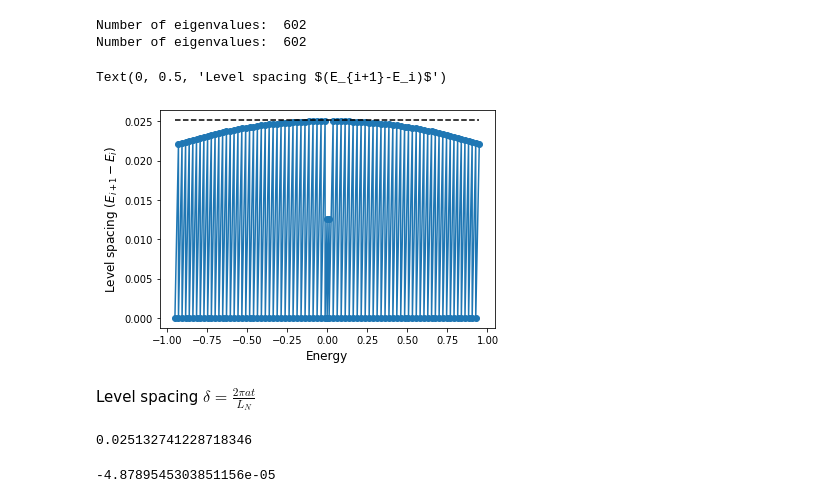
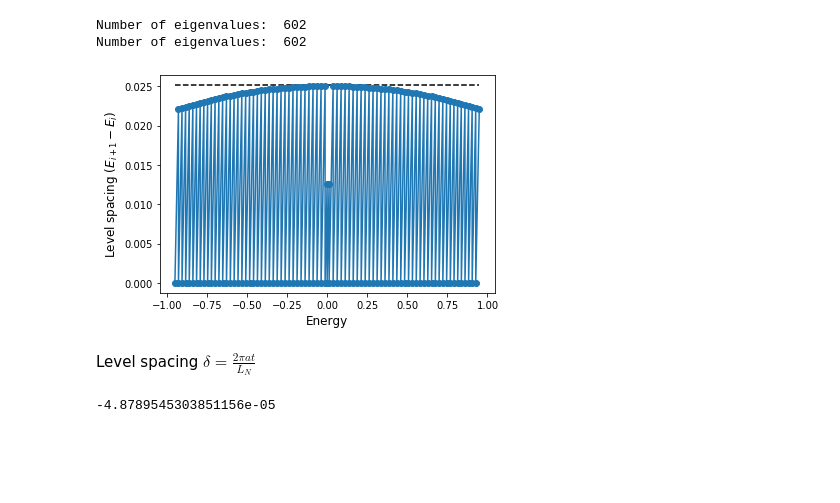
Before and after one commit to LeoFer-Bec/Topo_Supercond_notes, a Jupyter notebook: 5_Entropy_Kitaev_chain_SOC_NW.ipynb, the cells around one changed output. Saved outputs shown, nothing was run; the diff lists cells and outputs as text; code cells hidden in the pictures; blank space fills up the shorter version.

```diff
--- a/5_Entropy_Kitaev_chain_SOC_NW.ipynb
+++ b/5_Entropy_Kitaev_chain_SOC_NW.ipynb
@@ -201,7 +218,7 @@ Varr = np.linspace(0.0,1,2)
 Enlist = []
 for Vv in Varr:
     params['V'] = Vv
-    ham = syst.hamiltonian_submatrix(params=params, sparse=False)
+    ham = syst_one.hamiltonian_submatrix(params=params, sparse=False)
     evals = eigh(ham, eigvals_only=True)
     evals = np.sort(evals)
     print('Number of eigenvalues: ',len(evals))
@@ -209,25 +226,43 @@ for Vv in Varr:
 # %% [output]
 Number of eigenvalues:  602
 Number of eigenvalues:  602
-# %%
-dEn = Enlist[0] - np.roll(Enlist[0],1)
-# %%
-d_spacing_theory = 2*np.pi*alat/Ln
-nsts = 80
-nhlf = int(0.5*len(Enlist[0]))
-plt.plot(Enlist[0][nhlf-80:nhlf+80:],dEn[nhlf-80:nhlf+80:],'-o')
-plt.plot(np.linspace(Enlist[0][nhlf-80],Enlist[0][nhlf+80],7),d_spacing_theory*np.ones(7), '--k')
-plt.xlabel('Energy', fontsize=12)
-plt.ylabel('Level spacing '+r'$(E_{i+1}-E_i)$', fontsize=12)
-# %% [output]
-Text(0, 0.5, 'Level spacing $(E_{i+1}-E_i)$')
-[figure, removed]
+# %%
+def level_spacing(En, nwide=None, dE_pred=None, dE_func=None, npts=None):
+    dEn = En - np.roll(En,1)
+    nhlf = int(0.5*len(En))
+
+    if nwide:
+        nsts = nwide
+    else:
+        nsts = 80
+
+    if dE_pred:
+        Earr_red = np.linspace(En[nhlf-nsts],En[nhlf+nsts],7)
+        plt.plot(Earr_red,dE_pred*np.ones(7), '--k')
+
+    if npts:
+        npoints = npts
+    else:
+        npoints = 10
+
+    plt.plot(En[nhlf-nsts:nhlf+nsts:],dEn[nhlf-nsts:nhlf+nsts:],'-o')
+
+    if dE_func:
+        #E1,dE_branch1,E2,dE_branch2 = shift_Efunc(En[nhlf-nsts:nhlf+nsts:])
+        E1,dE_branch1 = shift_Efunc(npoints)
+        E2 = -E1
+        plt.plot(E1,dE_branch1, lw=2.5)
+        plt.plot(E2,dE_branch1, lw=2.5)
+
+    plt.xlabel('Energy', fontsize=12)
+    plt.ylabel('Level spacing '+r'$(E_{i+1}-E_i)$', fontsize=12)
+# %%
+d_spacing_theory = 2*np.pi*alat/Ln
+level_spacing(En=Enlist[0], dE_pred=d_spacing_theory)
+# %% [output]
+[figure, added]
 # %% [markdown]
 Level spacing $\delta = \frac{2\pi a t}{L_N}$
-# %%
-2*np.pi*alat/Ln
-# %% [output]
-0.025132741228718346
 # %%
 def entropy(TT,Earr):
 
```
Also changed, not shown: parts of 42 cells of this notebook.
